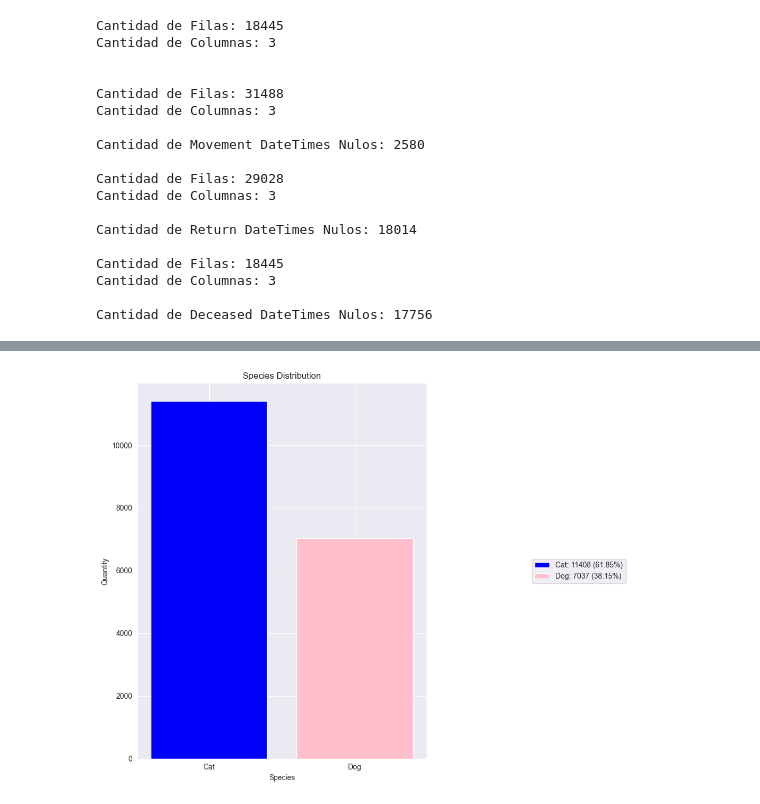
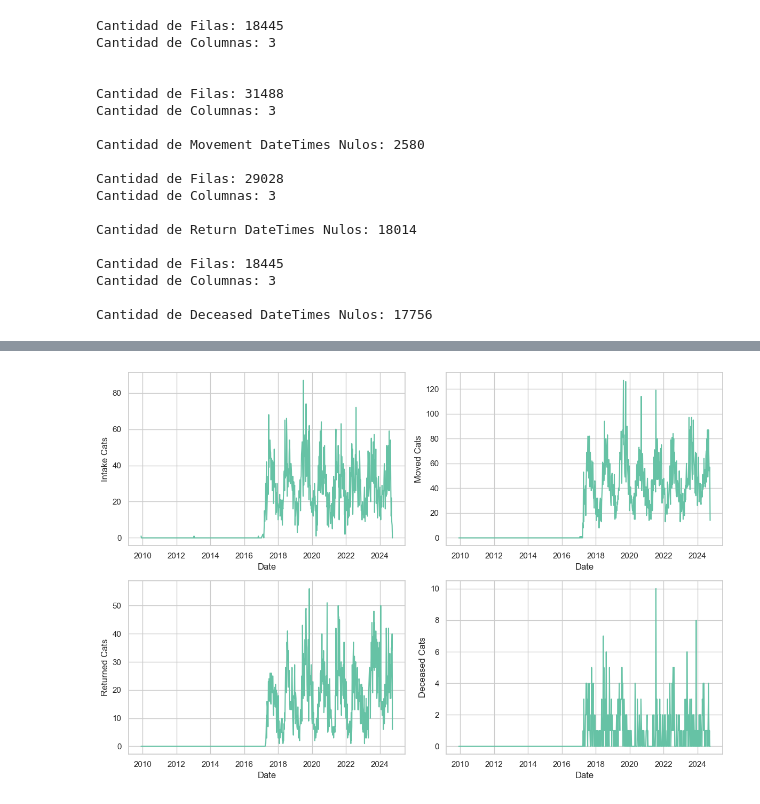
Before and after one commit to MicaKil/ia2, a Jupyter notebook: 08_dl-for-timeseries/Micaela_Del_Longo-Animal_Care/Micaela_Del_Longo-Animal_Care.ipynb, the cells around one changed output, grey strips where cells are left out. Saved outputs shown, nothing was run; the diff lists cells and outputs as text; code cells hidden in the pictures.

```diff
--- a/08_dl-for-timeseries/Micaela_Del_Longo-Animal_Care/Micaela_Del_Longo-Animal_Care.ipynb
+++ b/08_dl-for-timeseries/Micaela_Del_Longo-Animal_Care/Micaela_Del_Longo-Animal_Care.ipynb
@@ -325,20 +350,10 @@ plt.show()
-# %%
-species_counts = df['Species Name'].value_counts()
-species = species_counts.index  # species names
-counts = species_counts.values  # species counts
-percentages = counts / counts.sum() * 100  # species distribution
-fig, (ax1, ax2) = plt.subplots(1, 2, figsize=(12, 8))  # Create a figure and a set of subplots
-
-bars = ax1.bar(species, counts, color=['blue', 'pink'])
-ax1.set_xlabel('Species')
-ax1.set_ylabel('Quantity')
-ax1.set_title('Species Distribution')
-ax1.set_xticks(species)
-ax1.set_xticklabels(species)
-
-ax2.axis('off')  # Turn off the axis
-ax2.legend(bars, [f"{species[i]}: {counts[i]} ({percentages[i]:.2f}%)" for i in range(2)], loc="center")
-
-plt.tight_layout()
-# %% [output]
-[figure, removed]
+# %%
+fig, axs = plt.subplots(2, 2, figsize=(12, 8))
+sns.lineplot(data=df_weekly, y ='Intake Cats', x = df_weekly.index, ax=axs[0, 0])
+sns.lineplot(data=df_weekly, y ='Moved Cats', x = df_weekly.index, ax=axs[0, 1])
+sns.lineplot(data=df_weekly, y ='Returned Cats', x = df_weekly.index, ax=axs[1, 0])
+sns.lineplot(data=df_weekly, y ='Deceased Cats', x = df_weekly.index, ax=axs[1, 1])
+plt.tight_layout()
+plt.show()
+# %% [output]
+[figure, added]
```
Also changed, not shown: parts of 13 cells of this notebook.
